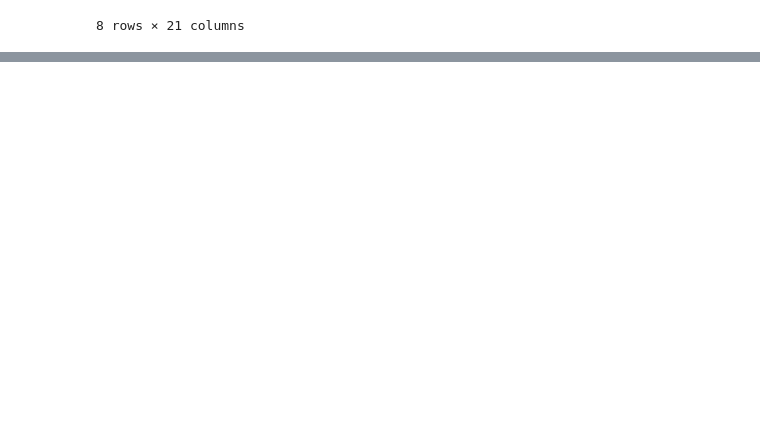
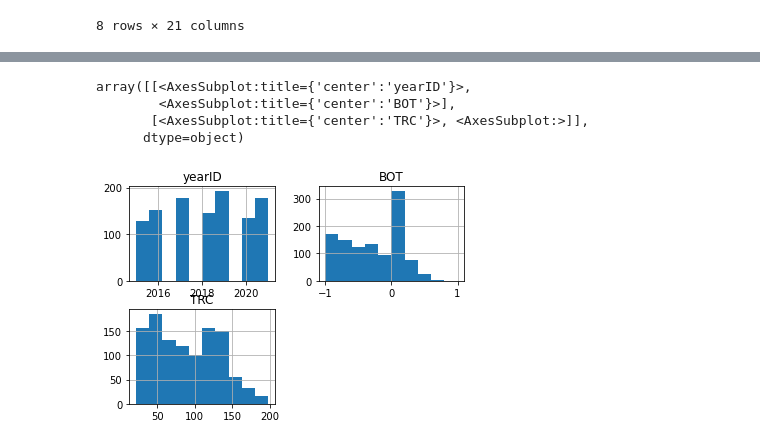
Before and after one commit to Carmine311/EffectivePandas, a Jupyter notebook: Baseball/Explore.ipynb, the cells around one changed output, grey strips where cells are left out. Drawn from its saved outputs; the diff is of its cells as text; code cells hidden in the pictures; blank space fills up the shorter version.

```diff
--- a/Baseball/Explore.ipynb
+++ b/Baseball/Explore.ipynb
@@ -291,3 +311,9 @@ recent.describe()
 | 75% | 2020.000000 | 1.000000 | 146.000000 | 530.000000 | 83.000000 | 144.000000 | 30.000000 | 3.00000 | 26.000000 | 81.000000 | ... | ... |
 | max | 2021.000000 | 3.000000 | 162.000000 | 681.000000 | 137.000000 | 216.000000 | 56.000000 | 14.00000 | 59.000000 | 133.000000 | ... | ... |
 8 rows × 21 columns
+# %%
+scale_control = recent[['playerID', 'yearID', 'BOT', 'TRC']]
+# %%
+bot_mean = scale_control['BOT'].mean()
+scale_test = scale_control.copy()
+scale_test['BOT'].loc[:] = scale_test['BOT'].apply(lambda b: b - bot_mean)
@@ -293,0 +336,16 @@ recent.describe()
+# %%
+bot_min = abs(scale_test['BOT'].min())
+print(bot_min)
+bot_max = scale_test['BOT'].max()
+below_mean = scale_test['BOT'] < 0
+above_mean = scale_test['BOT'] > 0
+scale_test[below_mean]['BOT']
+below = scale_test[below_mean]['BOT'].apply(lambda b: b / bot_min)
+print(below)
+above = scale_test[above_mean]['BOT'].apply(lambda b: b / bot_max)
+print(above)
+scale_test.loc[below_mean]['BOT'] = scale_test[below_mean]['BOT'].apply(lambda b: b / bot_min)
+scale_test.loc[above_mean]['BOT'] = above
+
+above.describe()
+scale_test[below_mean]['BOT'].describe()
@@ -293,0 +401,3 @@ recent.describe()
+# %%
+scale_test['BOT'].loc[below_mean] = below
+scale_test['BOT'].loc[above_mean] = above
@@ -293,0 +449,8 @@ recent.describe()
+# %%
+scale_test.hist()
+# %% [output]
+array([[<AxesSubplot:title={'center':'yearID'}>,
+        <AxesSubplot:title={'center':'BOT'}>],
+       [<AxesSubplot:title={'center':'TRC'}>, <AxesSubplot:>]],
+      dtype=object)
+[figure, added]
```
Also changed, not shown: parts of 28 cells of this notebook.
